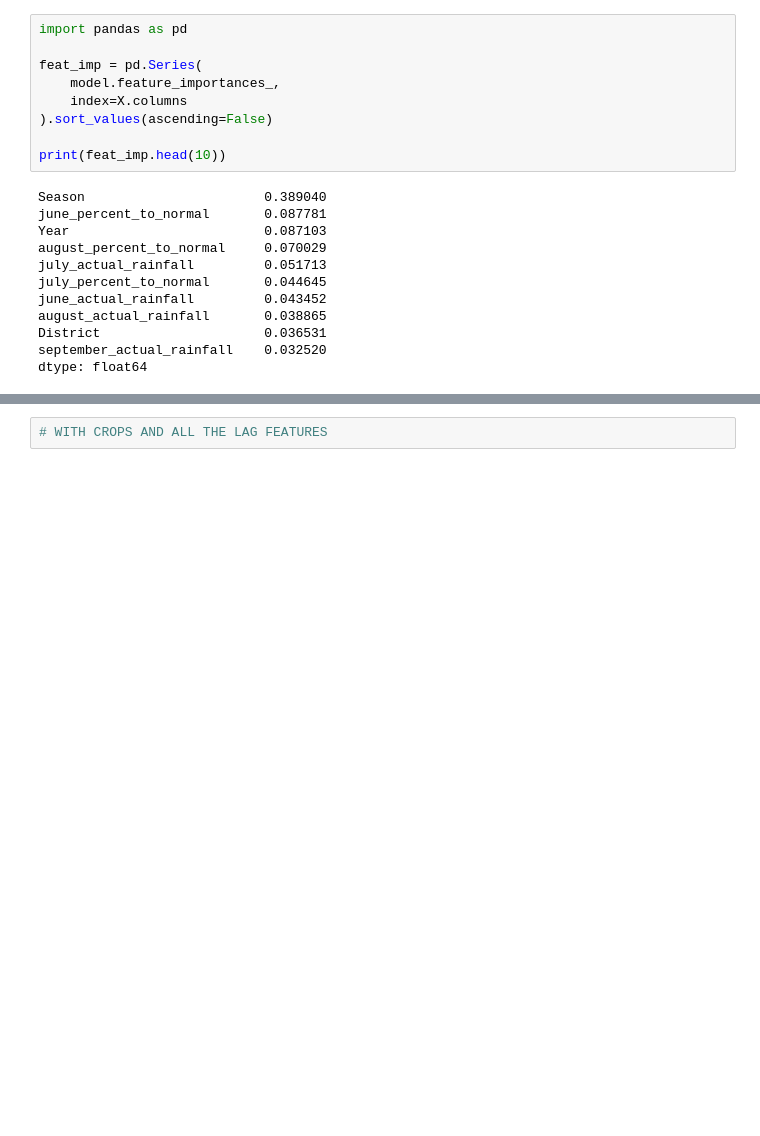
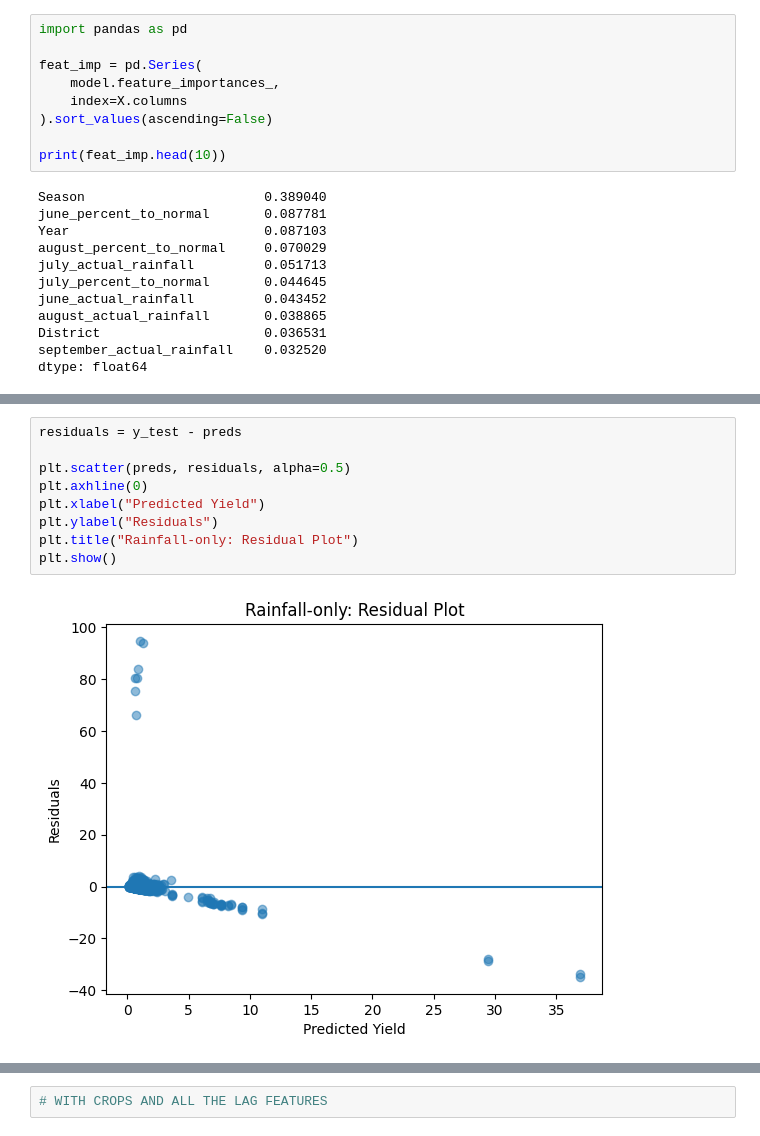
Before and after one commit to afrozAnsaari/Crop-Yield-Analysis-Prediction, a Jupyter notebook: model_01.ipynb, the cells around one changed output, grey strips where cells are left out. Cells and saved outputs as stored; diff of their text form; blank space fills up the shorter version.

```diff
--- a/model_01.ipynb
+++ b/model_01.ipynb
@@ -144,0 +158,11 @@ dtype: float64
+# %%
+residuals = y_test - preds
+
+plt.scatter(preds, residuals, alpha=0.5)
+plt.axhline(0)
+plt.xlabel("Predicted Yield")
+plt.ylabel("Residuals")
+plt.title("Rainfall-only: Residual Plot")
+plt.show()
+# %% [output]
+[figure, added]
```
Also changed, not shown: parts of 44 cells of this notebook, 2 other files.
